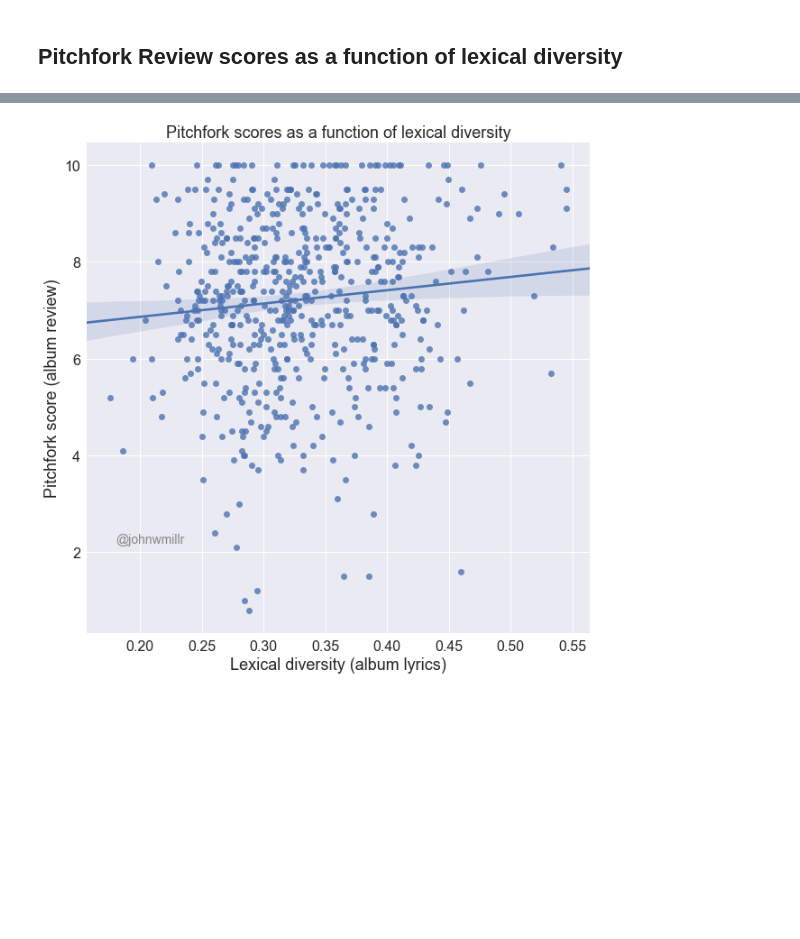
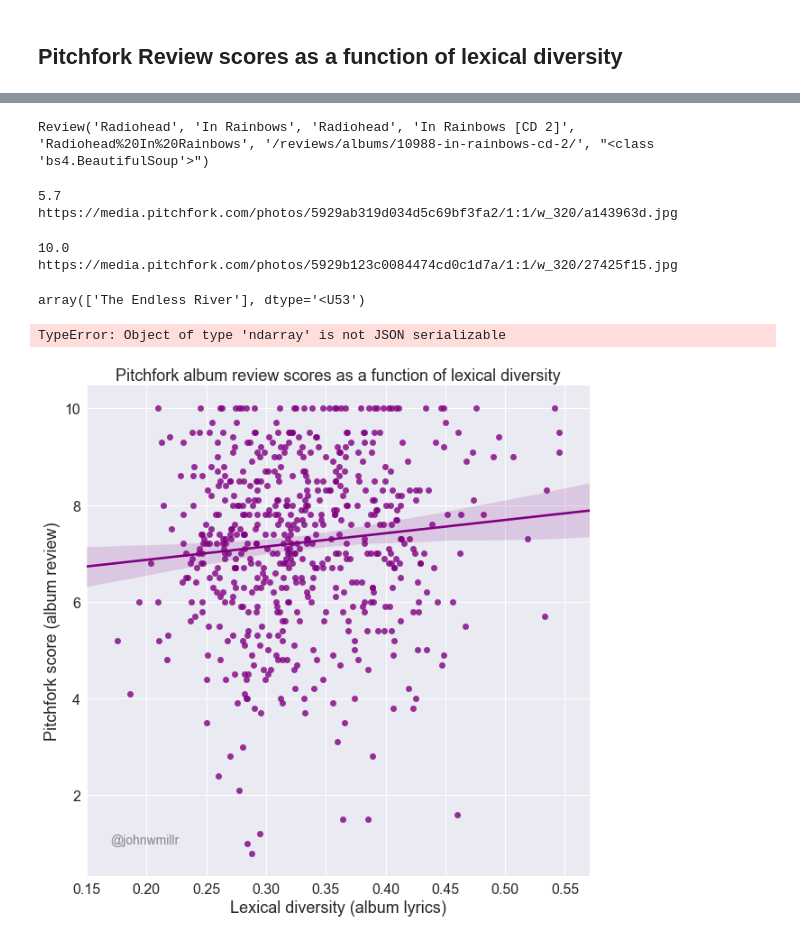
Before and after one commit to johnwmillr/pitchfork_reviews_and_lyrics, a Jupyter notebook: analysis.ipynb, the cells around one changed output, grey strips where cells are left out. Drawn from its saved outputs; the diff is of its cells as text; code cells hidden in the pictures; blank space fills up the shorter version.

```diff
--- a/analysis.ipynb
+++ b/analysis.ipynb
@@ -15,4 +0,0 @@ FS = 18
-# %%
-import seaborn as sns
-sns.set(color_codes=True)
-np.random.seed(sum(map(ord, "regression")))
@@ -160,0 +18,6 @@ scores_by_gender = [male_scores, female_scores]
+# %%
+# Pitchfork album reviews
+reviews = pd.read_json('./data/pitchfork_reviews_matched.json')
+reviews = reviews[['artist', 'album', 'year', 'genre',
+                   'gender', 'score', 'best_new_music',
+                   'abstract', 'editorial', 'label', 'url', 'cover']]
@@ -163 +45,3 @@ scores_by_gender = [male_scores, female_scores]
+# %%
+artists = reviews.groupby('artist')
 # %%
@@ -250,7 +130,8 @@ def lexdiv(s):
         return 0
 # %%
 # Calculate lexical diversity for each album
-album_lexdivs, album_scores, album_names = [],[],[]
+album_lexdivs, album_scores, album_names, album_genders = [],[],[],[]
+album_artists, album_imgs, album_genres, album_years = [],[],[],[]
 for artist in artists:
     reviews_for_artist = all_reviews[artist['artist']]
     reviews_by_searched_name = dict(zip([review.searched_album for review in all_reviews[artist['artist']]], all_reviews[artist['artist']]))
@@ -271,9 +152,20 @@ for artist in artists:
         # Lexical diversity, Pitchfork score, and album name
         album_lexdivs.append(lexdiv(lyrics))
         album_scores.append(reviews_by_searched_name[album].score())
-        album_names.append(album)
+        album_names.append(reviews_by_searched_name[album].album())
+        album_genders.append('male') if artist['gender'] == 'male' else album_genders.append('female')
+        album_artists.append(artist['artist'])
+        album_imgs.append(reviews_by_searched_name[album].cover())
+        album_genres.append(artist['genre'])
+        album_years.append(reviews_by_searched_name[album].year())
 
 # numpy
+# I guess these should all really just be columns in a dataframe
 album_lexdivs = np.array(album_lexdivs)
 album_scores = np.array(album_scores)
 album_names = np.array(album_names)
+album_genders = np.array(album_genders)
+album_artists = np.array(album_artists)
+album_imgs = np.array(album_imgs)
+album_genres = np.array(album_genres)
+album_years = np.array(album_years)
@@ -300,17 +254,38 @@ annotate(*args, **kwargs) method of matplotlib.axes._subplots.AxesSubplot instan
+# %%
+all_reviews['Radiohead'][0]
+# %% [output]
+Review('Radiohead', 'In Rainbows', 'Radiohead', 'In Rainbows [CD 2]', 'Radiohead%20In%20Rainbows', '/reviews/albums/10988-in-rainbows-cd-2/', "<class 'bs4.BeautifulSoup'>")
+# %%
+print(all_reviews['Pink Floyd'][-1].score())
+print(all_reviews['Pink Floyd'][-1].cover())
+# %% [output]
+5.7
+https://media.pitchfork.com/photos/5929ab319d034d5c69bf3fa2/1:1/w_320/a143963d.jpg
+# %%
+print(all_reviews['Nirvana'][-1].score())
+print(all_reviews['Nirvana'][-1].cover())
+# %% [output]
+10.0
+https://media.pitchfork.com/photos/5929b123c0084474cd0c1d7a/1:1/w_320/27425f15.jpg
+# %%
+album_names[np.logical_and(album_scores < 6, album_lexdivs > 0.5)]
+# %% [output]
+array(['The Endless River'], dtype='<U53')
 # %%
 # Plot review score as a function of lexical diversity
 fig, ax = plt.subplots(figsize=(10,10))
-# ax.plot(album_lexdivs, album_scores, 'ro', alpha=0.4, markersize=10)
-sns.regplot(x=album_lexdivs, y=album_scores, ax=ax)
+sns.regplot(x=album_lexdivs, y=album_scores, ax=ax, color='purple', label='Album')
 ax.set_xlabel("Lexical diversity (album lyrics)", fontsize=FS)
 ax.set_ylabel("Pitchfork score (album review)", fontsize=FS)
 for tick in ax.xaxis.get_major_ticks():
         tick.label.set_fontsize(FS-2)
 for tick in ax.yaxis.get_major_ticks():
     tick.label.set_fontsize(FS-2)
-ax.set_title("Pitchfork scores as a function of lexical diversity", fontsize=FS)
-ax.annotate("@johnwmillr", (0.18,2.2), fontsize=FS-4, alpha=0.5)
-# fig.savefig("./figures/pitchfork_score_vs_lexdiv.png", format="png", dpi=300, bbox_inches="tight")
+ax.set_title("Pitchfork album review scores as a function of lexical diversity", fontsize=FS)
+ax.annotate("@johnwmillr", (0.17,1), fontsize=FS-4, alpha=0.5)
+# ax.legend(loc=(0.8,.2), frameon=True, facecolor='w', edgecolor='k', fontsize=FS-4, framealpha=0.4)
+# fig.savefig("./figures/pitchfork_score_vs_lexdiv_v2.png", format="png", dpi=300, bbox_inches="tight")
 plt.show()
 # %% [output]
+TypeError: Object of type 'ndarray' is not JSON serializable
-[figure, old version]
+[figure, new version]
```
Also changed, not shown: parts of 33 cells of this notebook.
